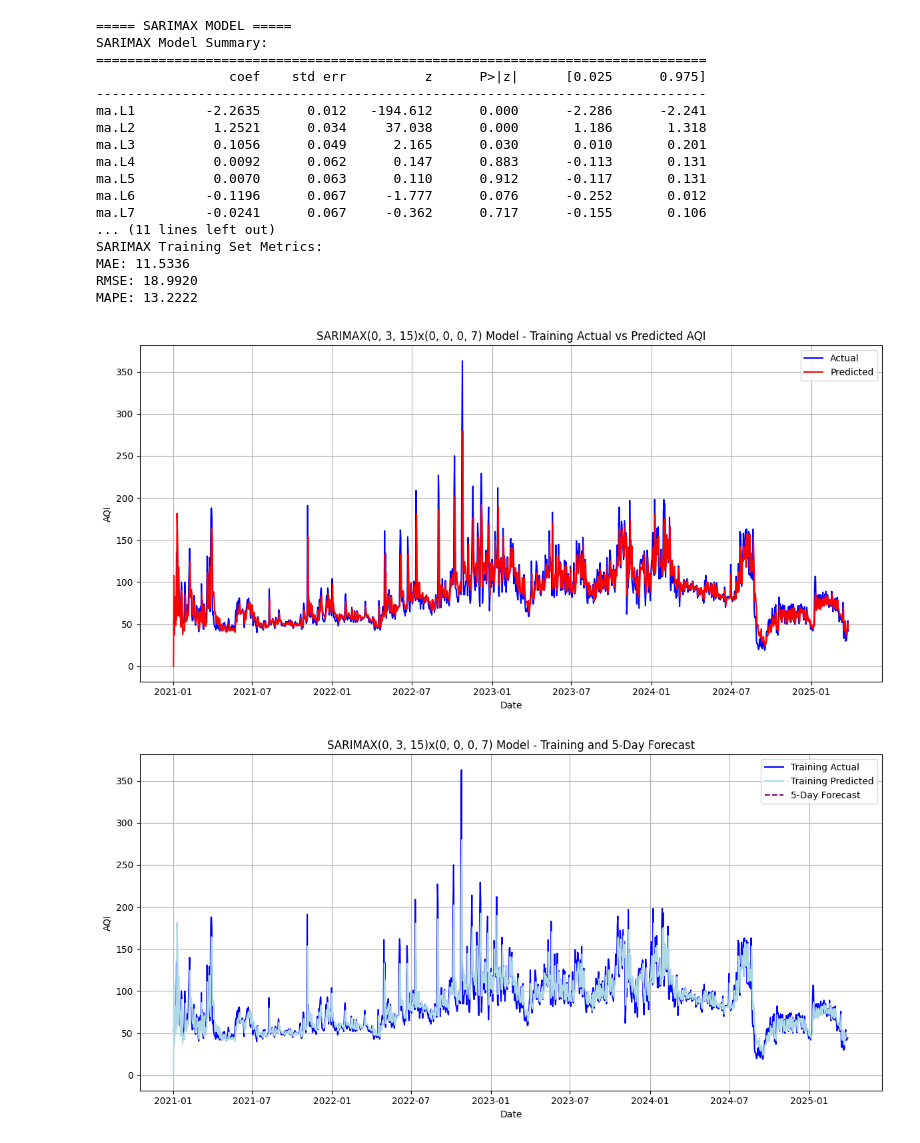
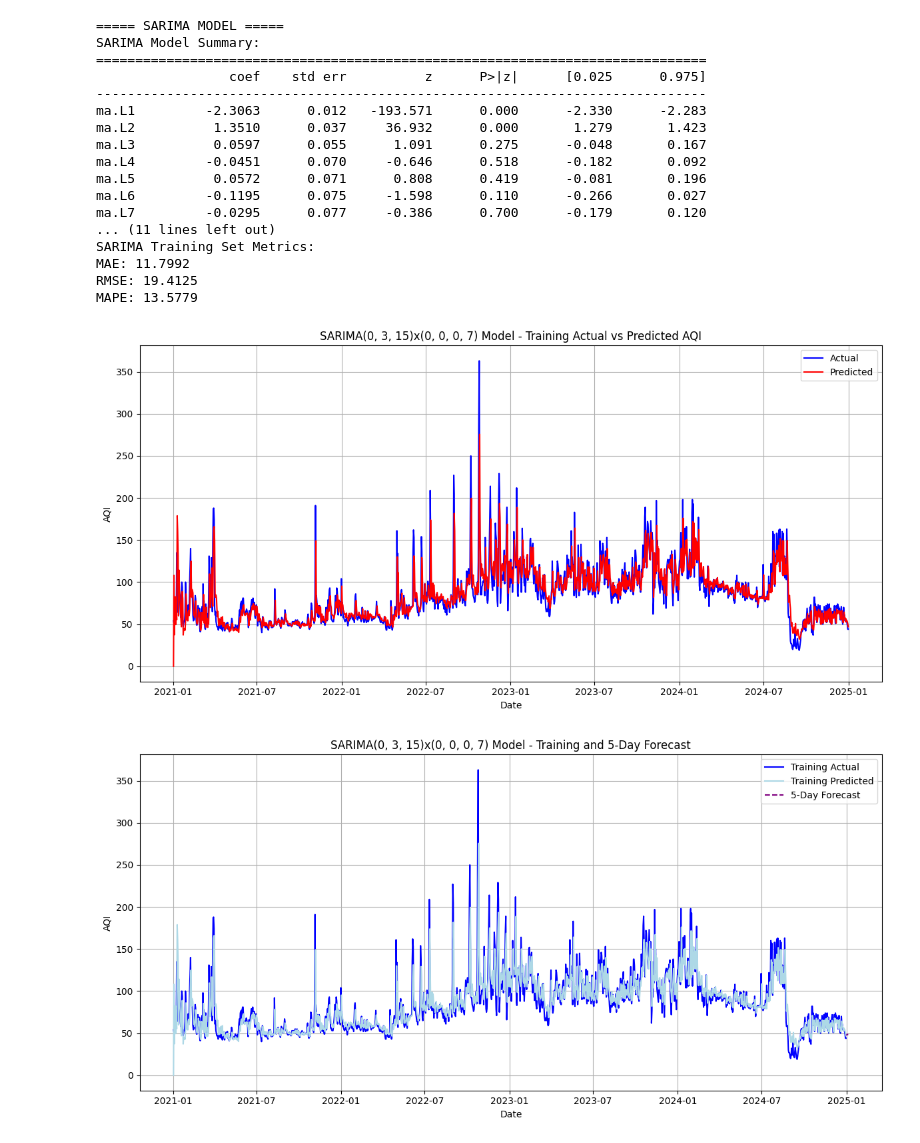
Before and after one commit to KrishnenduMR/ChennaiAir, a Jupyter notebook: notebooks/models.ipynb, the cells around one changed output. Saved outputs shown, nothing was run; the diff lists cells and outputs as text; code cells hidden in the pictures.

```diff
--- a/notebooks/models.ipynb
+++ b/notebooks/models.ipynb
@@ -45,7 +10,7 @@ import warnings
 warnings.filterwarnings('ignore')
 
 # Load the data
-df = pd.read_csv('alandur_daily.csv')
+df = pd.read_csv('../data/CombinedData/alandur_daily.csv')
 
 # Convert the date column to datetime format
 df['Datetime'] = pd.to_datetime(df['Datetime'])
@@ -112,16 +77,16 @@ for metric, value in arima_metrics.items():
 # Plot ARIMA results
 plot_results(df_results_arima, 'ARIMA(2,1,2) Model - Actual vs Predicted AQI')
 
-# ========== SARIMAX MODEL ==========
-print("\n===== SARIMAX MODEL =====")
-# Based on our analysis, we'll use SARIMAX(1,1,1)x(1,1,1,7)
+# ========== SARIMA MODEL ==========
+print("\n===== SARIMA MODEL =====")
+# Based on our analysis, we'll use SARIMA(1,1,1)x(1,1,1,7)
 model_sarimax = SARIMAX(
     train['AQI'],
     order=(1, 1, 1),             # Non-seasonal components (p,d,q)
     seasonal_order=(1, 1, 1, 7)  # Seasonal components (P,D,Q,s)
 )
 results_sarimax = model_sarimax.fit(disp=False)
-print("SARIMAX Model Summary:")
+print("SARIMA Model Summary:")
 print(results_sarimax.summary().tables[1])
 
 # Make predictions
@@ -133,14 +98,14 @@ df_results_sarimax = pd.DataFrame({
     'Predicted': pred_sarimax
 })
 
-# Calculate metrics for SARIMAX
+# Calculate metrics for SARIMA
 sarimax_metrics = calculate_metrics(test['AQI'], pred_sarimax)
-print("\nSARIMAX Metrics:")
+print("\nSARIMA Metrics:")
 for metric, value in sarimax_metrics.items():
     print(f"{metric}: {value:.4f}")
 
-# Plot SARIMAX results
-plot_results(df_results_sarimax, 'SARIMAX(1,1,1)x(1,1,1,7) Model - Actual vs Predicted AQI')
+# Plot SARIMA results
+plot_results(df_results_sarimax, 'SARIMA(1,1,1)x(1,1,1,7) Model - Actual vs Predicted AQI')
 
 # ========== PROPHET MODEL ==========
 print("\n===== PROPHET MODEL =====")
@@ -189,7 +154,7 @@ plt.show()
 print("\n===== MODEL COMPARISON =====")
 metrics_comparison = pd.DataFrame({
     'ARIMA': [arima_metrics['MAE'], arima_metrics['RMSE'], arima_metrics['MAPE']],
-    'SARIMAX': [sarimax_metrics['MAE'], sarimax_metrics['RMSE'], sarimax_metrics['MAPE']],
+    'SARIMA': [sarimax_metrics['MAE'], sarimax_metrics['RMSE'], sarimax_metrics['MAPE']],
     'Prophet': [prophet_metrics['MAE'], prophet_metrics['RMSE'], prophet_metrics['MAPE']]
 }, index=['MAE', 'RMSE', 'MAPE'])
 
@@ -210,7 +175,7 @@ plt.show()
 plt.figure(figsize=(14, 7))
 plt.plot(df_results_arima.index, df_results_arima['Actual'], label='Actual', color='black')
 plt.plot(df_results_arima.index, df_results_arima['Predicted'], label='ARIMA', color='blue')
-plt.plot(df_results_sarimax.index, df_results_sarimax['Predicted'], label='SARIMAX', color='red')
+plt.plot(df_results_sarimax.index, df_results_sarimax['Predicted'], label='SARIMA', color='red')
 plt.plot(df_results_prophet.index, df_results_prophet['Predicted'], label='Prophet', color='green')
 plt.title('Model Comparison: Actual vs Predicted AQI')
 plt.xlabel('Date')
@@ -287,6 +243,6 @@ Based on overall metrics, the best performing model is: MAE
 # %%
 # ========== SARIMAX MODEL ==========
-print("\n===== SARIMAX MODEL =====")
+print("\n===== SARIMA MODEL =====")
 # Based on the given parameters, SARIMAX(0,3,15)x(0,0,0,7)
 model_sarimax = SARIMAX(
     train['AQI'],
@@ -294,7 +250,7 @@ model_sarimax = SARIMAX(
     seasonal_order=(0, 0, 0, 7)   # Seasonal components (P, D, Q, s)
 )
 results_sarimax = model_sarimax.fit(disp=False)
-print("SARIMAX Model Summary:")
+print("SARIMA Model Summary:")
 print(results_sarimax.summary().tables[1])
 
 # Make predictions for the training set (actual vs predicted on training data)
@@ -308,51 +264,51 @@ df_results_train_sarimax = pd.DataFrame({
 
 # Calculate metrics for SARIMAX on the training set
 sarimax_train_metrics = calculate_metrics(train['AQI'], pred_train_sarimax)
-print("\nSARIMAX Training Set Metrics:")
+print("\nSARIMA Training Set Metrics:")
 for metric, value in sarimax_train_metrics.items():
     print(f"{metric}: {value:.4f}")
 
 # Plot SARIMAX results for the training set
-plot_results(df_results_train_sarimax, 'SARIMAX(0, 3, 15)x(0, 0, 0, 7) Model - Training Actual vs Predicted AQI')
+plot_results(df_results_train_sarimax, 'SARIMA(0, 3, 15)x(0, 0, 0, 7) Model - Training Actual vs Predicted AQI')
 
 # Forecast for the next 5 days (or the next N days)
 pred_forecast_5_days = results_sarimax.forecast(steps=5)
 
 # Create DataFrame for the 5-day forecast
 forecast_dates = pd.date_range(start=train.index[-1] + pd.Timedelta(days=1), periods=5, freq='D')
 df_results_forecast_5_days = pd.DataFrame({
     'Predicted': pred_forecast_5_days
 }, index=forecast_dates)
 
 # Plot the 5-day forecast
 plt.figure(figsize=(12, 6))
 plt.plot(df_results_train_sarimax.index, df_results_train_sarimax['Actual'], label='Training Actual', color='blue')
 plt.plot(df_results_train_sarimax.index, df_results_train_sarimax['Predicted'], label='Training Predicted', color='lightblue')
 plt.plot(df_results_forecast_5_days.index, df_results_forecast_5_days['Predicted'], label='5-Day Forecast', color='purple', linestyle='--')
-plt.title('SARIMAX(0, 3, 15)x(0, 0, 0, 7) Model - Training and 5-Day Forecast')
+plt.title('SARIMA(0, 3, 15)x(0, 0, 0, 7) Model - Training and 5-Day Forecast')
 plt.xlabel('Date')
 plt.ylabel('AQI')
 plt.legend()
 plt.grid(True)
 plt.tight_layout()
 plt.show()
 # %% [output]
-===== SARIMAX MODEL =====
-SARIMAX Model Summary:
+===== SARIMA MODEL =====
+SARIMA Model Summary:
 ==============================================================================
                  coef    std err          z      P>|z|      [0.025      0.975]
 ------------------------------------------------------------------------------
-ma.L1         -2.2635      0.012   -194.612      0.000      -2.286      -2.241
-ma.L2          1.2521      0.034     37.038      0.000       1.186       1.318
-ma.L3          0.1056      0.049      2.165      0.030       0.010       0.201
-ma.L4          0.0092      0.062      0.147      0.883      -0.113       0.131
-ma.L5          0.0070      0.063      0.110      0.912      -0.117       0.131
-ma.L6         -0.1196      0.067     -1.777      0.076      -0.252       0.012
-ma.L7         -0.0241      0.067     -0.362      0.717      -0.155       0.106
+ma.L1         -2.3063      0.012   -193.571      0.000      -2.330      -2.283
+ma.L2          1.3510      0.037     36.932      0.000       1.279       1.423
+ma.L3          0.0597      0.055      1.091      0.275      -0.048       0.167
+ma.L4         -0.0451      0.070     -0.646      0.518      -0.182       0.092
+ma.L5          0.0572      0.071      0.808      0.419      -0.081       0.196
+ma.L6         -0.1195      0.075     -1.598      0.110      -0.266       0.027
+ma.L7         -0.0295      0.077     -0.386      0.700      -0.179       0.120
 ... (11 lines left out)
-SARIMAX Training Set Metrics:
-MAE: 11.5336
-RMSE: 18.9920
-MAPE: 13.2222
+SARIMA Training Set Metrics:
+MAE: 11.7992
+RMSE: 19.4125
+MAPE: 13.5779
-[figure, old version]
+[figure, new version]
-[figure, old version]
+[figure, new version]
```
Also changed, not shown: parts of 4 cells of this notebook, 3 other files.
